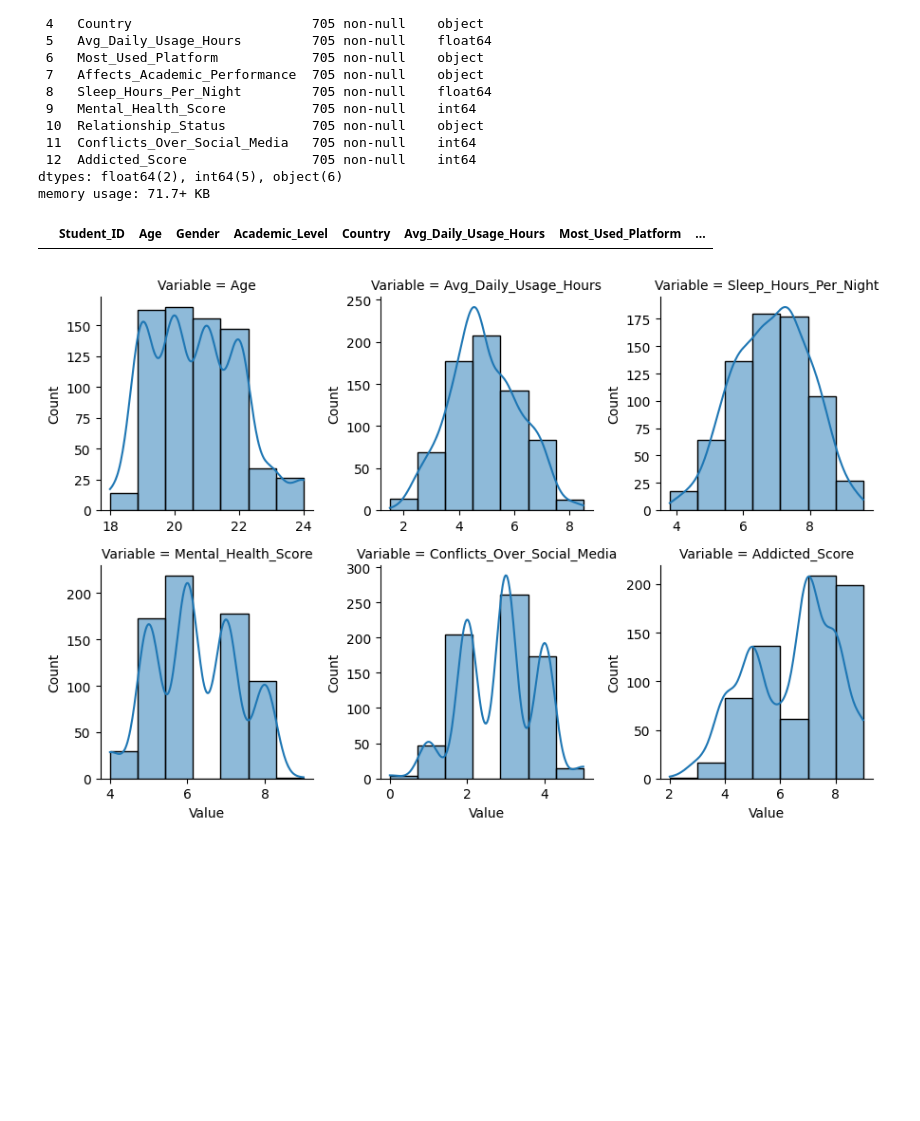
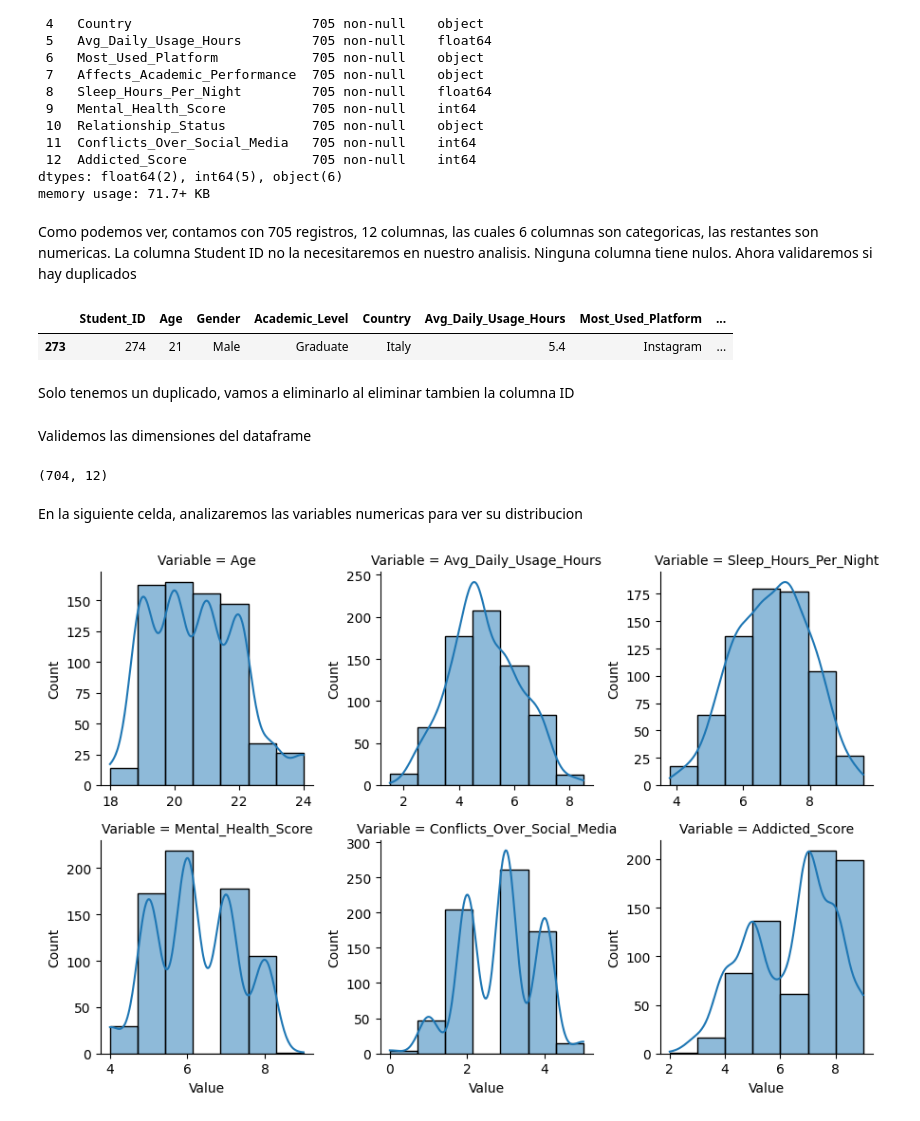
Before and after one commit to Miguel-Acuna/MLDS, a Jupyter notebook: scripts/eda/Exploration.ipynb, the cells around one changed output. Cells and saved outputs as stored; diff of their text form; code cells hidden in the pictures; blank space fills up the shorter version.

Commit message:
Agregar Analisis graficas

```diff
--- a/scripts/eda/Exploration.ipynb
+++ b/scripts/eda/Exploration.ipynb
@@ -69,8 +58,13 @@ Data columns (total 13 columns):
  12  Addicted_Score                705 non-null    int64
 dtypes: float64(2), int64(5), object(6)
 memory usage: 71.7+ KB
+# %% [markdown]
+Como podemos ver, contamos con 705 registros, 12 columnas, las cuales 6 columnas son categoricas, las restantes son numericas. La columna Student ID no la necesitaremos en nuestro analisis. Ninguna columna tiene nulos. Ahora validaremos si hay duplicados
 # %%
 # Check for duplicates
-df[df.duplicated()]
+df[df.drop(columns= "Student_ID").duplicated()]
 # %% [output]
 |  | Student_ID | Age | Gender | Academic_Level | Country | Avg_Daily_Usage_Hours | Most_Used_Platform | ... |
+| 273 | 274 | 21 | Male | Graduate | Italy | 5.4 | Instagram | ... |
+# %% [markdown]
+Solo tenemos un duplicado, vamos a eliminarlo al eliminar tambien la columna ID
@@ -77,3 +73,11 @@ df[df.duplicated()]
+# %% [markdown]
+Validemos las dimensiones del dataframe
+# %%
+df.shape
+# %% [output]
+(704, 12)
+# %% [markdown]
+En la siguiente celda, analizaremos las variables numericas para ver su distribucion
 # %%
 numeric_df = df.select_dtypes(include='number').drop(columns=['Student_ID'])
 
```
Also changed, not shown: parts of 10 cells of this notebook.
